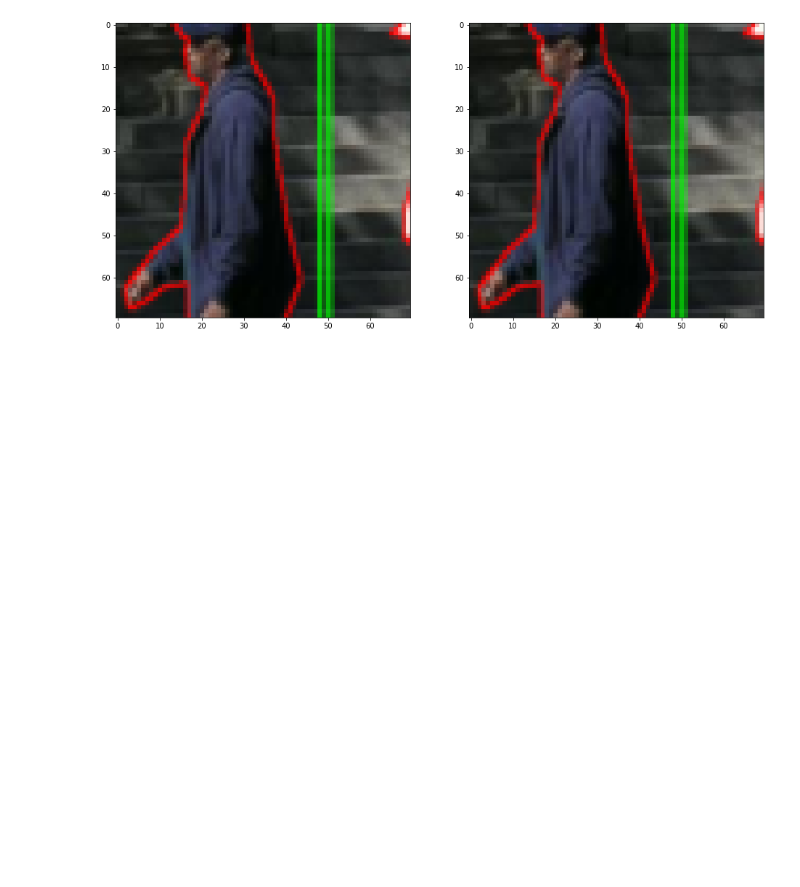
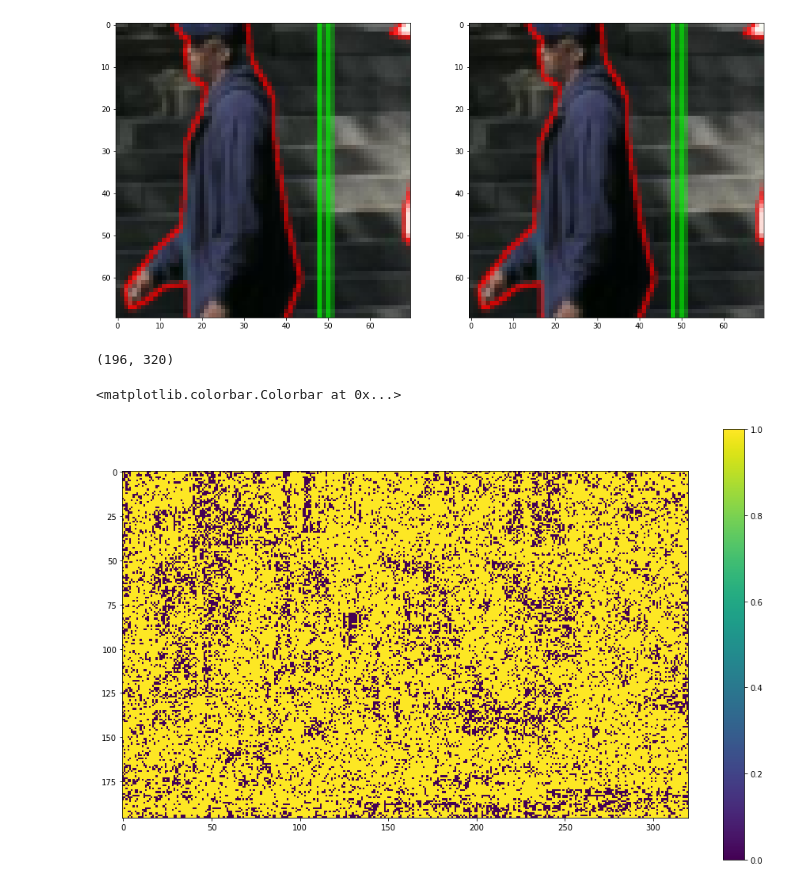
Before and after one commit to vfdev-5/interpolate-antialiasing, a Jupyter notebook: notebooks/analysis.ipynb, the cells around one changed output. Cells and saved outputs as stored; diff of their text form; code cells hidden in the pictures; blank space fills up the shorter version.

```diff
--- a/notebooks/analysis.ipynb
+++ b/notebooks/analysis.ipynb
@@ -114,3 +114,15 @@ plt.imshow(np.asarray(proto_pil_img)[50:120, 50:120, :], interpolation='none')
 # %% [output]
 <matplotlib.image.AxesImage at 0x...>
 [figure]
+# %%
+abs_diff = np.abs(np.asarray(pil_img_dn).astype("float") - np.asarray(proto_pil_img).astype("float")).max(axis=-1)
+abs_diff.shape
+# %% [output]
+(196, 320)
+# %%
+plt.figure(figsize=(16, 10))
+plt.imshow(abs_diff, interpolation='none')
+plt.colorbar()
+# %% [output]
+<matplotlib.colorbar.Colorbar at 0x...>
+[figure, added]
```
